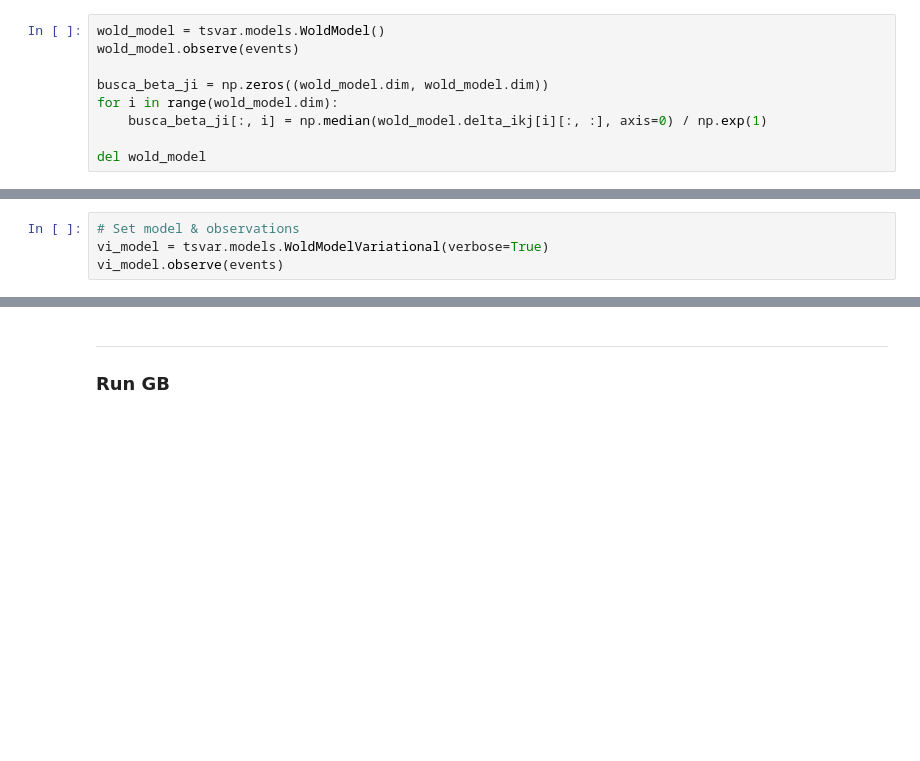
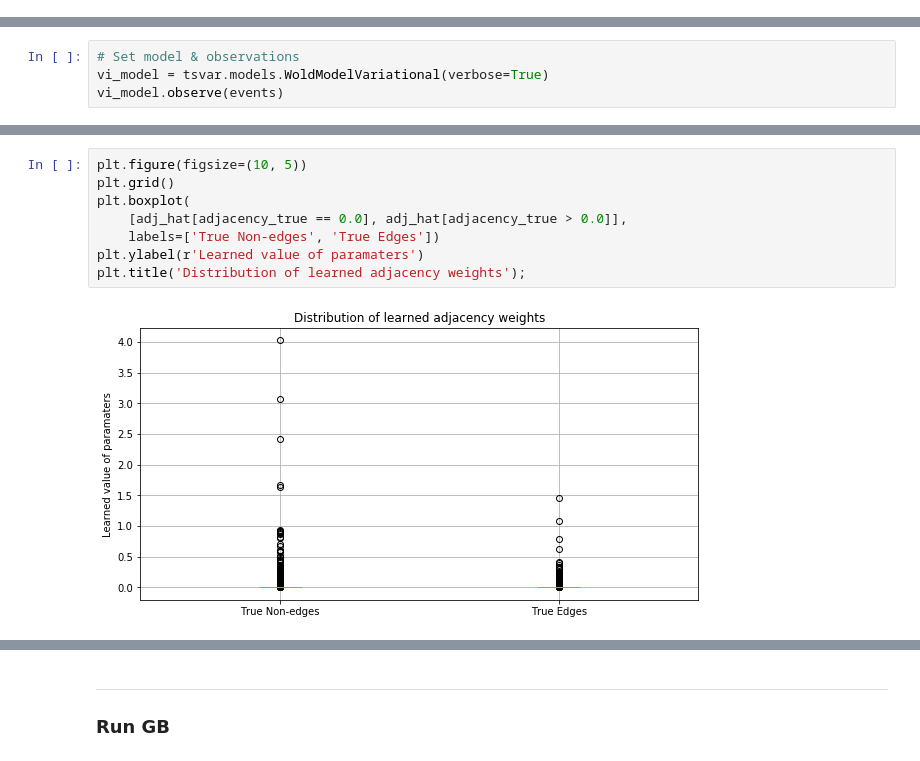
Before and after one commit to trouleau/var-wold, a Jupyter notebook: notebook/real-datasets/1-wt-email-Eu-core.ipynb, the cells around one changed output, grey strips where cells are left out. Cells and saved outputs as stored; diff of their text form; blank space fills up the shorter version.

```diff
--- a/notebook/real-datasets/1-wt-email-Eu-core.ipynb
+++ b/notebook/real-datasets/1-wt-email-Eu-core.ipynb
@@ -161,9 +128,0 @@ Recompute the Busca estimators of betas
-# %%
-wold_model = tsvar.models.WoldModel()
-wold_model.observe(events)
-
-busca_beta_ji = np.zeros((wold_model.dim, wold_model.dim))
-for i in range(wold_model.dim):
-    busca_beta_ji[:, i] = np.median(wold_model.delta_ikj[i][:, :], axis=0) / np.exp(1)
-
-del wold_model
@@ -545,0 +451,10 @@ Prec@20: 0.20
+# %%
+plt.figure(figsize=(10, 5))
+plt.grid()
+plt.boxplot(
+    [adj_hat[adjacency_true == 0.0], adj_hat[adjacency_true > 0.0]],
+    labels=['True Non-edges', 'True Edges'])
+plt.ylabel(r'Learned value of paramaters')
+plt.title('Distribution of learned adjacency weights');
+# %% [output]
+[figure, added]
```
Also changed, not shown: parts of 21 cells of this notebook, 4 other files.
